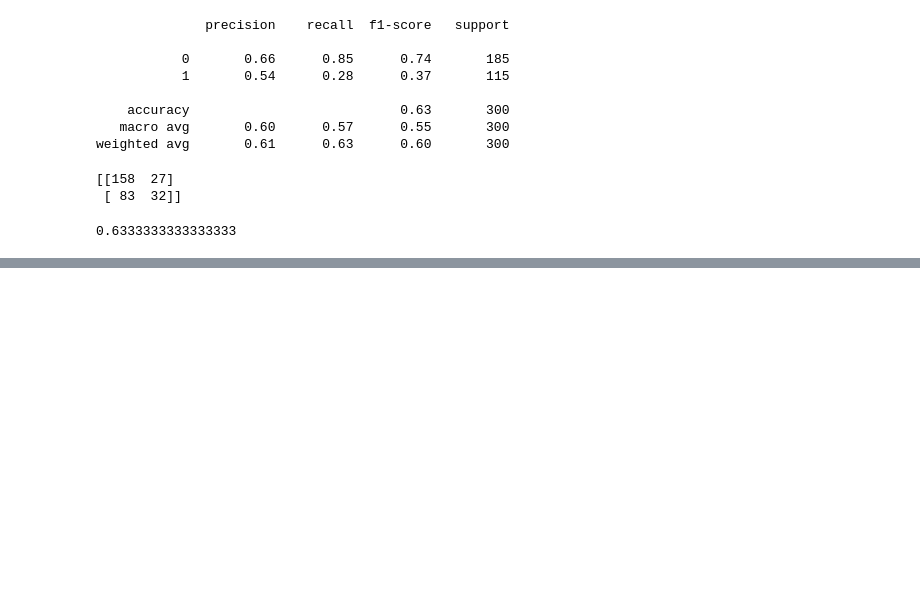
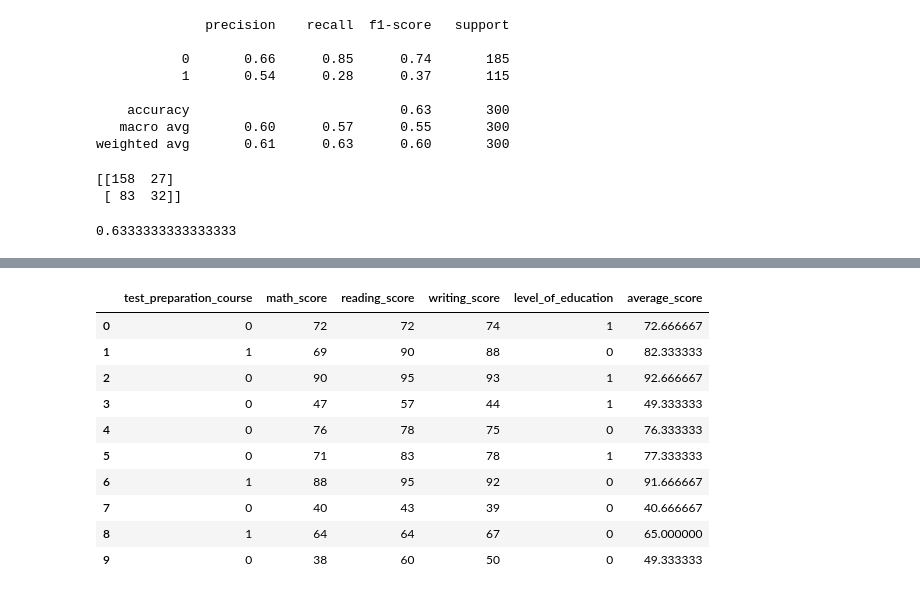
Before and after one commit to TonioLP/CA1-Machine-learning-CCT, a Jupyter notebook: CA1 - Machine Learning.ipynb, the cells around one changed output, grey strips where cells are left out. Saved outputs shown, nothing was run; the diff lists cells and outputs as text; code cells hidden in the pictures; blank space fills up the shorter version.

```diff
--- a/CA1 - Machine Learning.ipynb
+++ b/CA1 - Machine Learning.ipynb
@@ -328,0 +436,23 @@ print(confusion_matrix(y_test,predictions))
+# %%
+import pandas as pd
+
+# Assuming df is your DataFrame containing the three score columns
+# If not, replace 'df' with the name of your DataFrame
+
+# Create a new column named 'average_score' and compute the mean across columns
+df['average_score'] = df[['math_score', 'reading_score', 'writing_score']].mean(axis=1)
+
+# Display the updated DataFrame
+df.head(10)
+# %% [output]
+|  | test_preparation_course | math_score | reading_score | writing_score | level_of_education | average_score |
+| 0 | 0 | 72 | 72 | 74 | 1 | 72.666667 |
+| 1 | 1 | 69 | 90 | 88 | 0 | 82.333333 |
+| 2 | 0 | 90 | 95 | 93 | 1 | 92.666667 |
+| 3 | 0 | 47 | 57 | 44 | 1 | 49.333333 |
+| 4 | 0 | 76 | 78 | 75 | 0 | 76.333333 |
+| 5 | 0 | 71 | 83 | 78 | 1 | 77.333333 |
+| 6 | 1 | 88 | 95 | 92 | 0 | 91.666667 |
+| 7 | 0 | 40 | 43 | 39 | 0 | 40.666667 |
+| 8 | 1 | 64 | 64 | 67 | 0 | 65.000000 |
+| 9 | 0 | 38 | 60 | 50 | 0 | 49.333333 |
```
Also changed, not shown: parts of 16 cells of this notebook.
